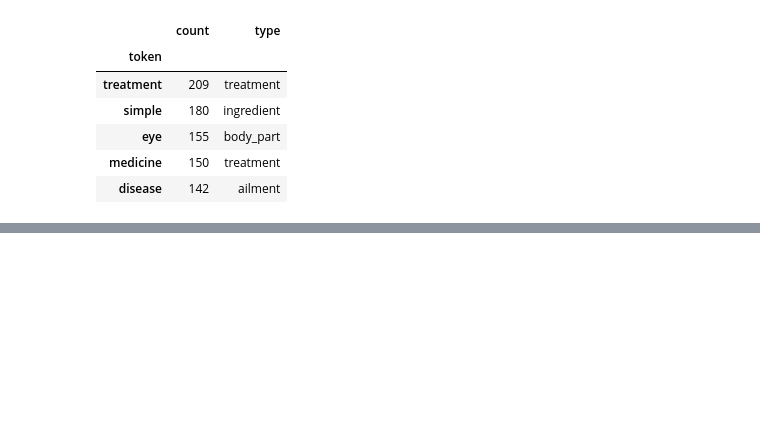
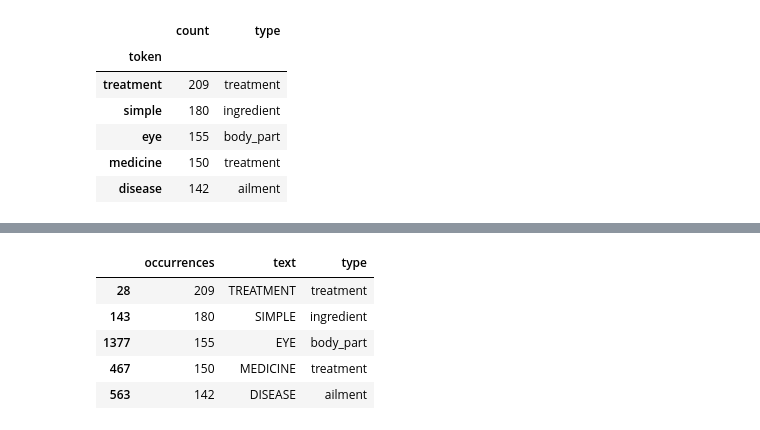
Before and after one commit to CamLib/genizah-medical-visualisation, a Jupyter notebook: notebooks/04-data-visualisation.ipynb, the cells around one changed output, grey strips where cells are left out. Saved outputs shown, nothing was run; the diff lists cells and outputs as text; code cells hidden in the pictures; blank space fills up the shorter version.

```diff
--- a/notebooks/04-data-visualisation.ipynb
+++ b/notebooks/04-data-visualisation.ipynb
@@ -342,0 +204,21 @@ default
+# %%
+term_occurrences = (pd.merge(
+        pd.DataFrame(fragment_tokens.groupby('token').aggregate('size'), columns=['occurrences']),
+        fragment_tokens[['token', 'type']].drop_duplicates(),
+        left_index=True, right_on='token')
+    # Seems that Vega doesn't lay out the word cloud correctly if the text field isn't called "text".
+    # Perhaps there's a default value referencing the text field, but I couldn't find one...
+    .rename(columns={'token': 'text'}))
+term_occurrences.text = term_occurrences.text.str.upper()
+(term_occurrences.to_csv('./vega-term-occurrences.csv', index=False))
+
+(term_occurrences
+     .sort_values(['occurrences', 'text'], ascending=False)
+     .head())
+# %% [output]
+|  | occurrences | text | type |
+| 28 | 209 | TREATMENT | treatment |
+| 143 | 180 | SIMPLE | ingredient |
+| 1377 | 155 | EYE | body_part |
+| 467 | 150 | MEDICINE | treatment |
+| 563 | 142 | DISEASE | ailment |
```
Also changed, not shown: parts of 14 cells of this notebook.
